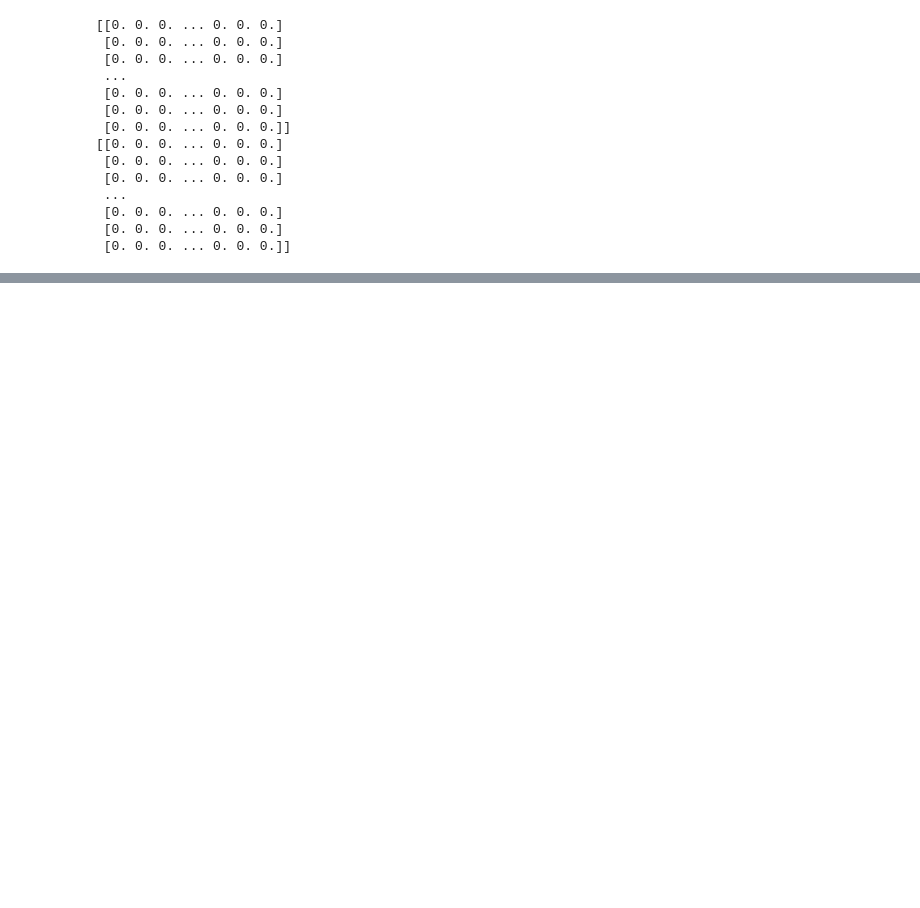
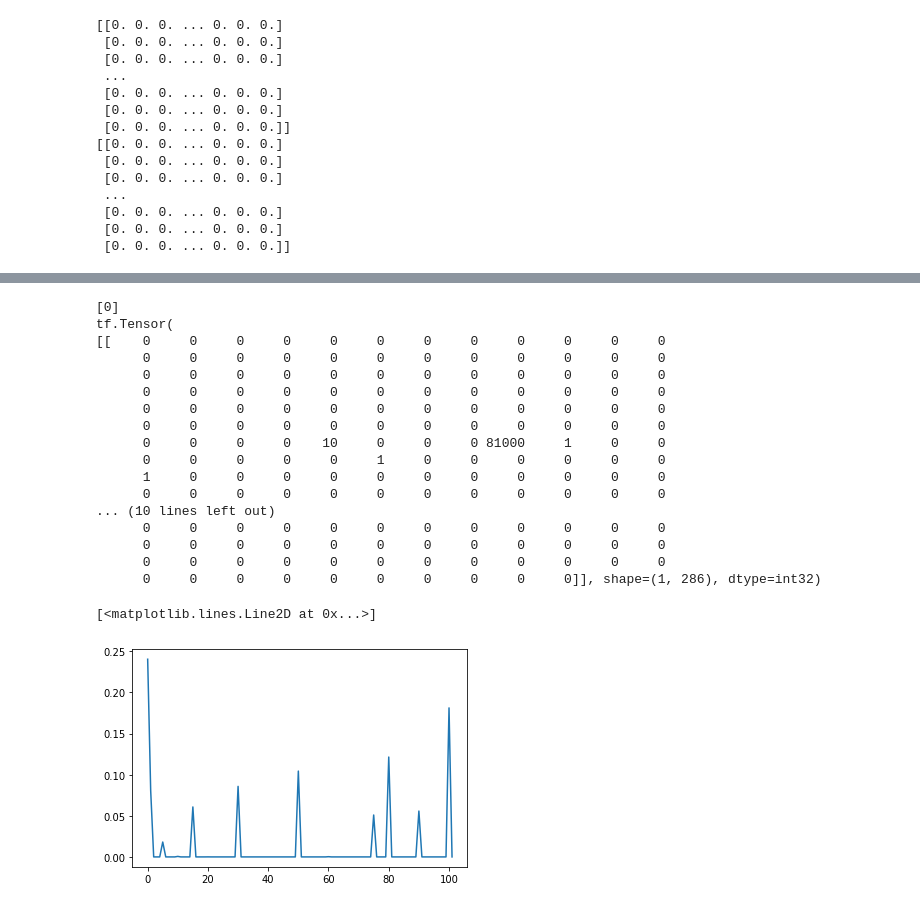
Before and after one commit to bohdanpotuzhnyi/hackaton-pti, a Jupyter notebook: Hackathon_draft.ipynb, the cells around one changed output, grey strips where cells are left out. Drawn from its saved outputs; the diff is of its cells as text; code cells hidden in the pictures; blank space fills up the shorter version.

```diff
--- a/Hackathon_draft.ipynb
+++ b/Hackathon_draft.ipynb
@@ -411,12 +444,12 @@ def base_model():
   inputs = tf.keras.Input(shape=(286,))
   x = tf.keras.layers.Dense(128, activation='relu')(inputs)
   x = tf.keras.layers.Dense(128, activation='relu')(x)
-  outputs = tf.keras.layers.Dense(101, activation='softmax')(x)
+  outputs = tf.keras.layers.Dense(102, activation='softmax')(x)
   model = tf.keras.Model(inputs=inputs, outputs=outputs)
   return model
 
-optimizer = tf.keras.optimizers.Adam(learning_rate=0.1)
-loss_object = tf.keras.losses.SparseCategoricalCrossentropy()
-model = base_model()
-model.compile(optimizer=optimizer, loss=loss_object, metrics=[tf.keras.metrics.RootMeanSquaredError()])
-model.summary()
+# optimizer = tf.keras.optimizers.Adam(learning_rate=0.1)
+# loss_object = tf.keras.losses.Root()
+# model = base_model()
+# model.compile(optimizer=optimizer, loss=loss_object, metrics=[tf.keras.metrics.SparseCategoricalCrossentropy()])
+# model.summary()
@@ -440,0 +456,6 @@ _________________________________________________________________
+# %%
+optimizer = tf.keras.optimizers.Adam(learning_rate=0.001)
+loss_object = tf.keras.losses.SparseCategoricalCrossentropy()
+model = base_model()
+model.compile(optimizer=optimizer, loss=loss_object, metrics=[tf.keras.metrics.SparseCategoricalAccuracy()])
+model.summary()
@@ -452,12 +492,14 @@ def create_generator(list_of_arrays):
     for i in list_of_arrays:
         yield i
 # %%
+batch_size = 1
+
 dataset_opport = tf.data.Dataset.from_generator(lambda: create_generator(all_opportunities_array1),output_types= tf.int32, output_shapes=(286,))
 dataset_marks = tf.data.Dataset.from_generator(lambda: final_probability_array1,output_types= tf.int32, output_shapes=())
 
-dataset_test27 = tf.data.Dataset.zip((dataset_opport, dataset_marks)).batch(1)
+dataset_test27 = tf.data.Dataset.zip((dataset_opport, dataset_marks)).batch(batch_size)
 
 dataset_opport_e = tf.data.Dataset.from_generator(lambda: create_generator(all_opor_e_f1),output_types= tf.int32, output_shapes=(286,))
 dataset_marks_e = tf.data.Dataset.from_generator(lambda: fl_prob_e_f1,output_types= tf.int32, output_shapes=())
 
-dataset_test27_e = tf.data.Dataset.zip((dataset_opport_e, dataset_marks_e)).batch(1)
+dataset_test27_e = tf.data.Dataset.zip((dataset_opport_e, dataset_marks_e)).batch(batch_size)
@@ -500,6 +534,6 @@ tf.Tensor([100], shape=(1,), dtype=int32)
 # %%
 from tqdm import tqdm
-epoch_num = 5
+epoch_num = 10
 grad_norm = []
 for epoch in range(epoch_num):
   for step, (x,y) in enumerate(tqdm(dataset_test27)):
@@ -514 +699,35 @@ KeyboardInterrupt:
+# %%
+from matplotlib import rcParams
+for step, (x,y) in enumerate(dataset_test27_e):
+    predictions = model.predict(x)
+    pos = np.where(predictions[0] == np.amax(predictions[0]))
+    print(pos[0][0])
+    y = np.array(y)
+    #res += ()
+    print(x)
+    break
+
+
+rcParams['ytick.labelleft'] = True
+plt.plot(predictions[0])
+# %% [output]
+[0]
+tf.Tensor(
+[[    0     0     0     0     0     0     0     0     0     0     0     0
+      0     0     0     0     0     0     0     0     0     0     0     0
+      0     0     0     0     0     0     0     0     0     0     0     0
+      0     0     0     0     0     0     0     0     0     0     0     0
+      0     0     0     0     0     0     0     0     0     0     0     0
+      0     0     0     0     0     0     0     0     0     0     0     0
+      0     0     0     0    10     0     0     0 81000     1     0     0
+      0     0     0     0     0     1     0     0     0     0     0     0
+      1     0     0     0     0     0     0     0     0     0     0     0
+      0     0     0     0     0     0     0     0     0     0     0     0
+... (10 lines left out)
+      0     0     0     0     0     0     0     0     0     0     0     0
+      0     0     0     0     0     0     0     0     0     0     0     0
+      0     0     0     0     0     0     0     0     0     0     0     0
+      0     0     0     0     0     0     0     0     0     0]], shape=(1, 286), dtype=int32)
+[<matplotlib.lines.Line2D at 0x...>]
+[figure, added]
 # %%
```
Also changed, not shown: parts of 11 cells of this notebook, 2 other files.
